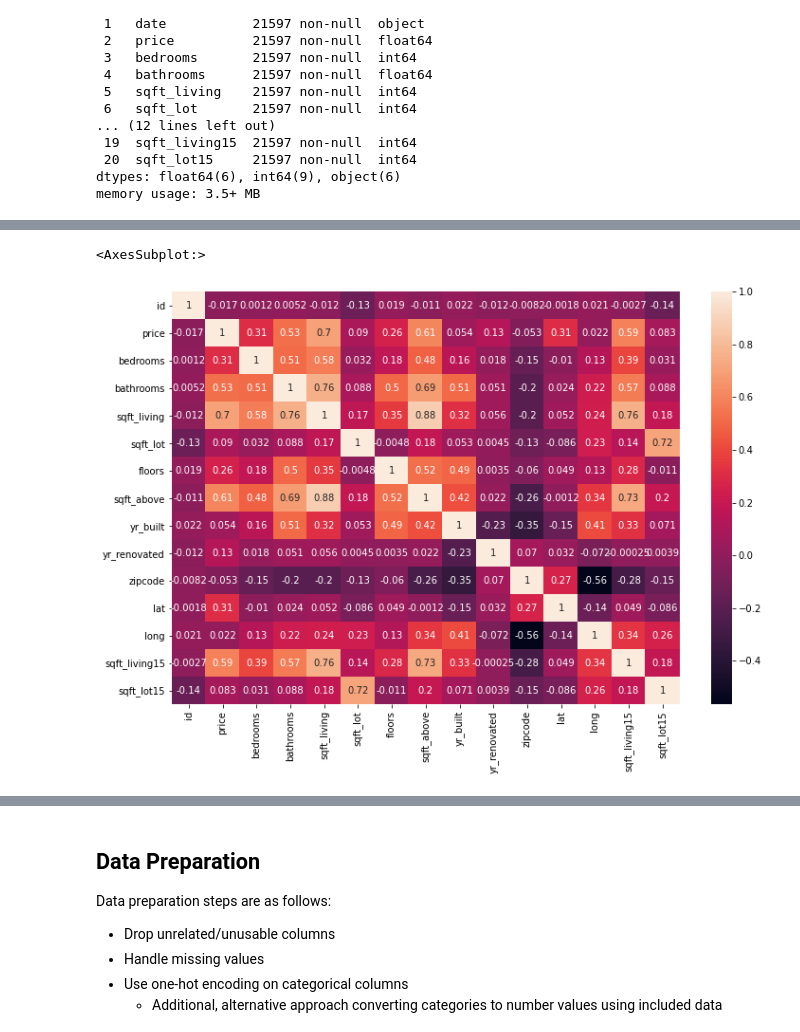
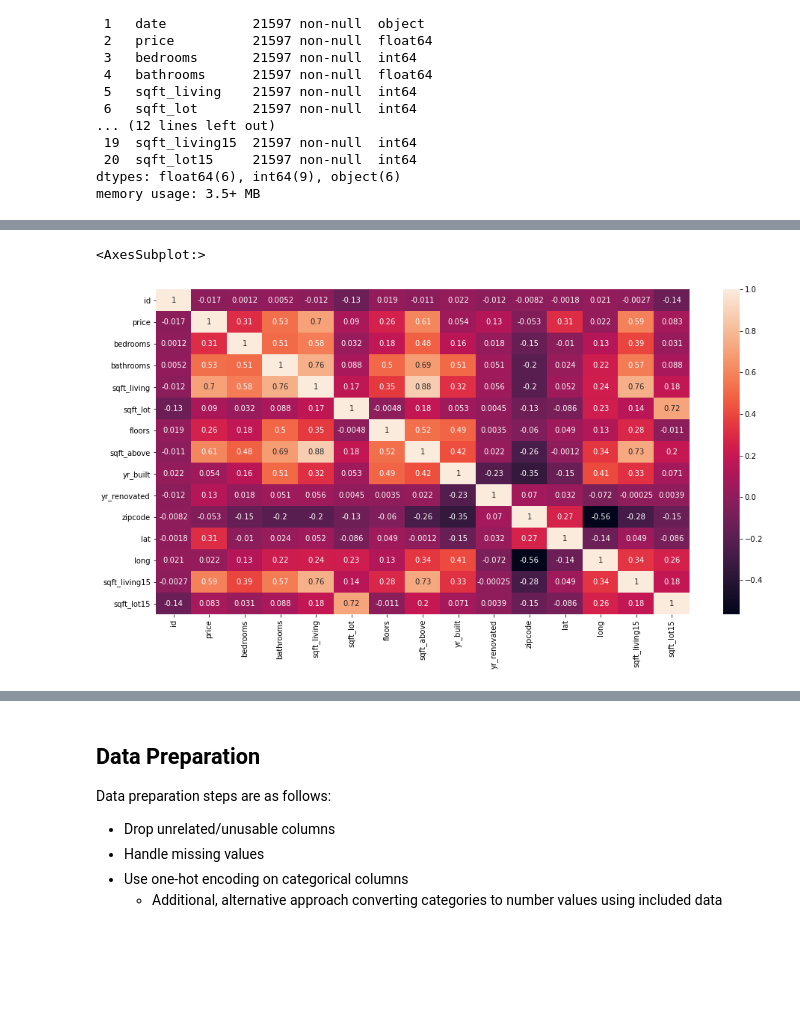
Before and after one commit to kaiuechi/flatiron-real-estate-modeling, a Jupyter notebook: real-estate-modeling.ipynb, the cells around one changed output, grey strips where cells are left out. Drawn from its saved outputs; the diff is of its cells as text; code cells hidden in the pictures; blank space fills up the shorter version.

```diff
--- a/real-estate-modeling.ipynb
+++ b/real-estate-modeling.ipynb
@@ -122,7 +120,7 @@ Text(0.5, 1.0, 'Price Distribution')
 # %%
-plt.subplots(figsize=(12,8))
+plt.subplots(figsize=(16,8))
 sns.heatmap(data.corr(), annot=True)
 # %% [output]
 <AxesSubplot:>
-[figure, old version]
+[figure, new version]
 # %%
```
Also changed, not shown: parts of 48 cells of this notebook, 6 other files.
